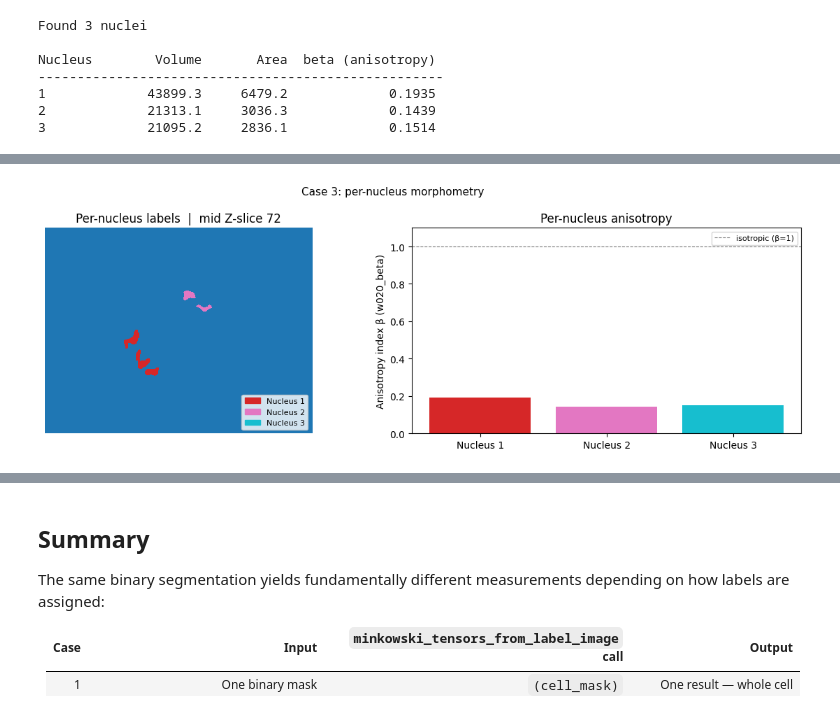
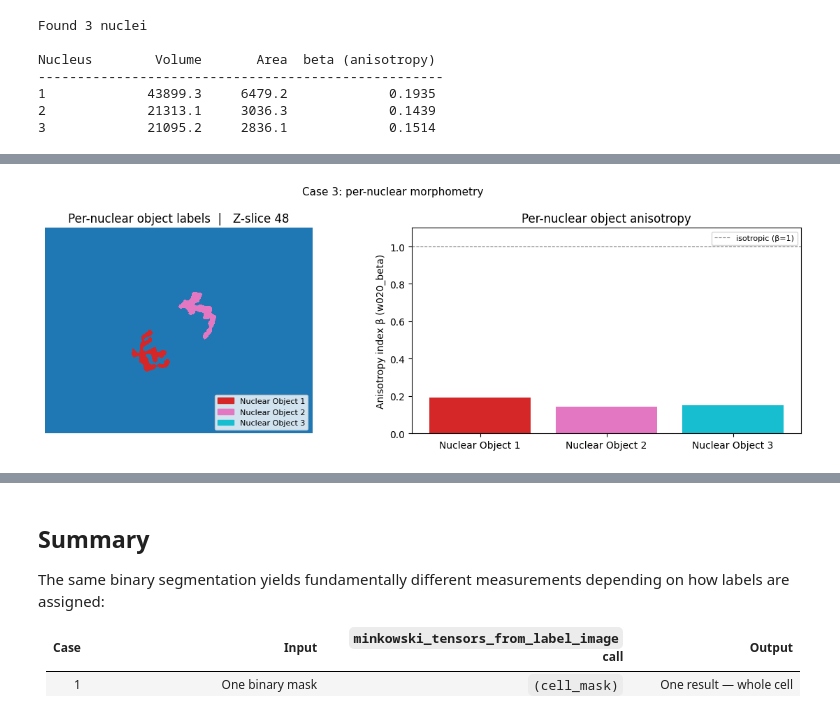
Before and after one commit to Ishihara-SynthMorph/pykarambola, a Jupyter notebook: examples/label_image_api.ipynb, the cells around one changed output, grey strips where cells are left out. Cells and saved outputs as stored; diff of their text form; code cells hidden in the pictures.

```diff
--- a/examples/label_image_api.ipynb
+++ b/examples/label_image_api.ipynb
@@ -39,7 +39,8 @@ nuclei_mask = (seg[0] > 0).astype(np.uint8)   # channel 0: nuclei
 cell_mask   = (seg[1] > 0).astype(np.uint8)   # channel 1: cell body
 
 Z, Y, X = nuclei_mask.shape
-mid_z = Z // 2
-print(f'Volume shape: Z={Z}, Y={Y}, X={X}  |  mid Z-slice: {mid_z}')
+# mid_z = Z // 2
+mid_z = 48  # manually set mid_z for visualization
+print(f'Volume shape: Z={Z}, Y={Y}, X={X}  |   Z-slice: {mid_z}')
 # %% [output]
 Shape: (2, 144, 287, 373)  dtype: uint8
@@ -163,27 +172,31 @@ Nucleus        Volume       Area  beta (anisotropy)
 # %%
 cmap3 = plt.cm.get_cmap('tab10', n_nuclei + 1)
 fig, axes = plt.subplots(1, 2, figsize=(12, 4))
 
+
+# nuclear object is not in the middle slice, so you can change mid_z to a different value to visualize the objects better
 # Mid Z-slice
 axes[0].imshow(label_case3[mid_z], cmap=cmap3, vmin=0, vmax=n_nuclei, interpolation='nearest')
-axes[0].set_title(f'Per-nucleus labels  |  mid Z-slice {mid_z}')
+axes[0].set_title(f'Per-nuclear object labels  |   Z-slice {mid_z}')
+# axes[0].imshow(label_case3[100], cmap=cmap3, vmin=0, vmax=n_nuclei, interpolation='nearest')
+# axes[0].set_title(f'Per-nuclear object labels  |   Z-slice {100}')
 axes[0].axis('off')
-patches3 = [mpatches.Patch(color=cmap3(i), label=f'Nucleus {i}') for i in range(1, n_nuclei + 1)]
+patches3 = [mpatches.Patch(color=cmap3(i), label=f'Nuclear Object {i}') for i in range(1, n_nuclei + 1)]
 axes[0].legend(handles=patches3, loc='lower right', fontsize=8)
 
 # Anisotropy bar chart
-labels = [f'Nucleus {i}' for i in sorted(results_case3)]
+labels = [f'Nuclear Object {i}' for i in sorted(results_case3)]
 betas  = [results_case3[i]['w020_beta'] for i in sorted(results_case3)]
 colors = [cmap3(i) for i in sorted(results_case3)]
 axes[1].bar(labels, betas, color=colors)
 axes[1].axhline(1.0, color='grey', linestyle='--', linewidth=0.8, label='isotropic (β=1)')
 axes[1].set_ylabel('Anisotropy index β (w020_beta)')
 axes[1].set_ylim(0, 1.1)
-axes[1].set_title('Per-nucleus anisotropy')
+axes[1].set_title('Per-nuclear object anisotropy')
 axes[1].legend(fontsize=8)
 
-plt.suptitle('Case 3: per-nucleus morphometry', fontsize=11)
+plt.suptitle('Case 3: per-nuclear morphometry', fontsize=11)
 plt.tight_layout()
 plt.show()
 # %% [output]
-[figure, old version]
+[figure, new version]
```
Also changed, not shown: parts of 9 cells of this notebook.
